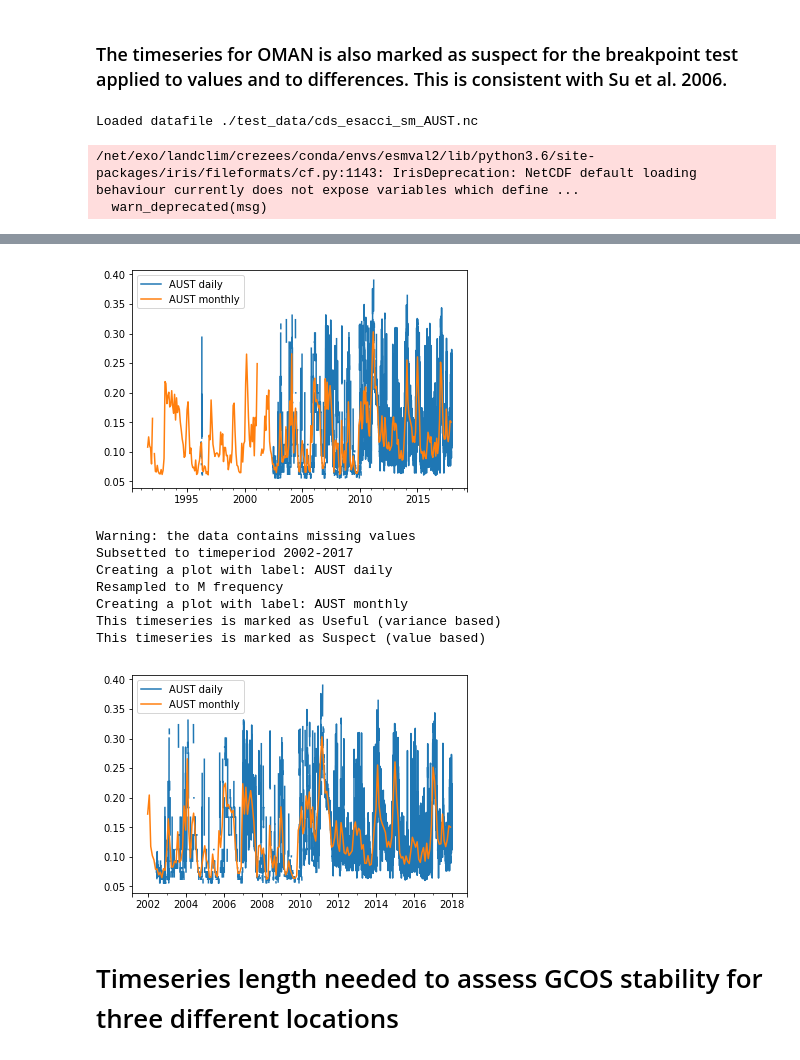
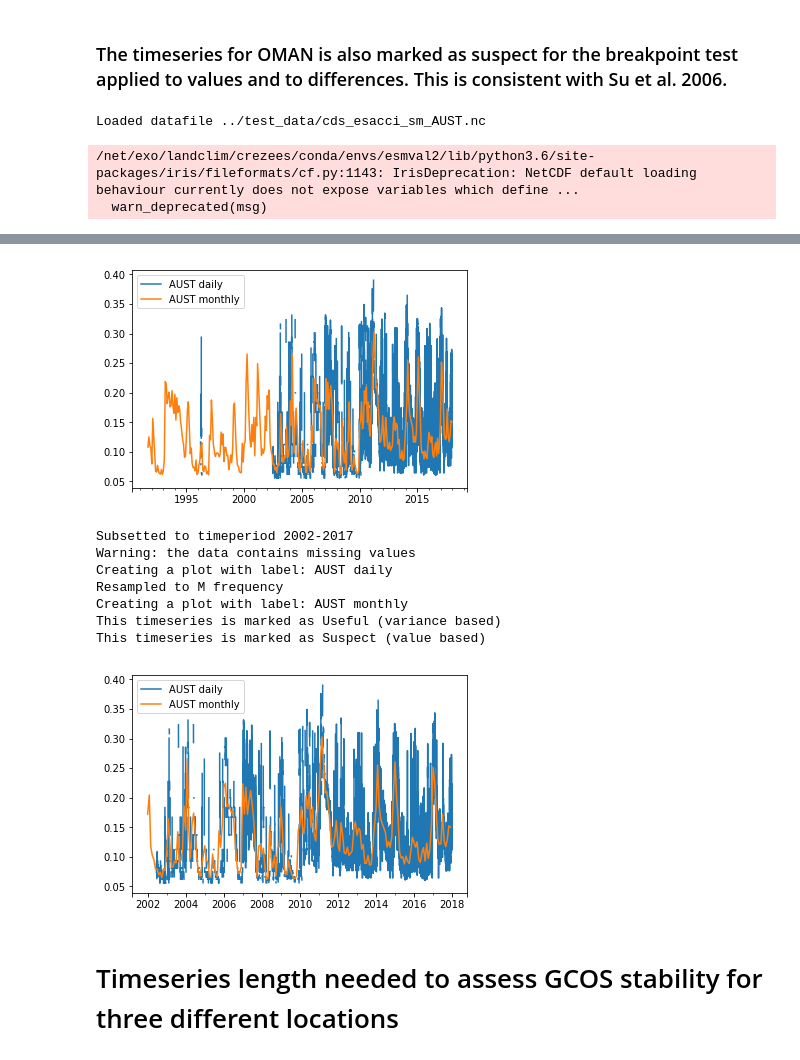
Before and after one commit to bascrezee/trend_framework, a Jupyter notebook: notebooks/test_cds_esacci_sm.ipynb, the cells around one changed output, grey strips where cells are left out. Drawn from its saved outputs; the diff is of its cells as text; code cells hidden in the pictures.

```diff
--- a/notebooks/test_cds_esacci_sm.ipynb
+++ b/notebooks/test_cds_esacci_sm.ipynb
@@ -68,7 +70,7 @@ This timeseries is marked as Suspect (value based)
 ### The timeseries for OMAN is also marked as suspect for the breakpoint test applied to values and to differences. This is consistent with Su et al. 2006.
 # %%
 aust = TrendLims1D('CDS ESACCI SM - AUST')
-aust.load_file('./test_data/cds_esacci_sm_AUST.nc',var_name='sm')
+aust.load_file('../test_data/cds_esacci_sm_AUST.nc',var_name='sm')
 aust.subset(slice('1991','2017'))
 aust.plot('AUST daily')
 aust.resample('M')
@@ -78,6 +80,6 @@ aust.plot('AUST monthly')
 aust.breakpoint_recipe_differences()
 aust.breakpoint_recipe_values()
 # %% [output]
-Loaded datafile ./test_data/cds_esacci_sm_AUST.nc
+Loaded datafile ../test_data/cds_esacci_sm_AUST.nc
 /net/exo/landclim/crezees/conda/envs/esmval2/lib/python3.6/site-packages/iris/fileformats/cf.py:1143: IrisDeprecation: NetCDF default loading behaviour currently does not expose variables which define ...
   warn_deprecated(msg)
@@ -89,8 +90,8 @@ Warning: the data contains missing values
 Resampled to M frequency
 Creating a plot with label: AUST monthly
 This timeseries is marked as Useful (variance based)
 This timeseries is marked as Useful (value based)
-[figure, old version]
+[figure, new version]
 # %%
 # Now try another subset, and use monthly values
 aust.reset()
@@ -103,8 +104,8 @@ aust.plot('AUST monthly')
 aust.breakpoint_recipe_differences(resamplefreq='M')
 aust.breakpoint_recipe_values(resamplefreq='M')
 # %% [output]
+Subsetted to timeperiod 2002-2017
 Warning: the data contains missing values
-Subsetted to timeperiod 2002-2017
 Creating a plot with label: AUST daily
 Resampled to M frequency
 Creating a plot with label: AUST monthly
```
Also changed, not shown: parts of 4 cells of this notebook.
